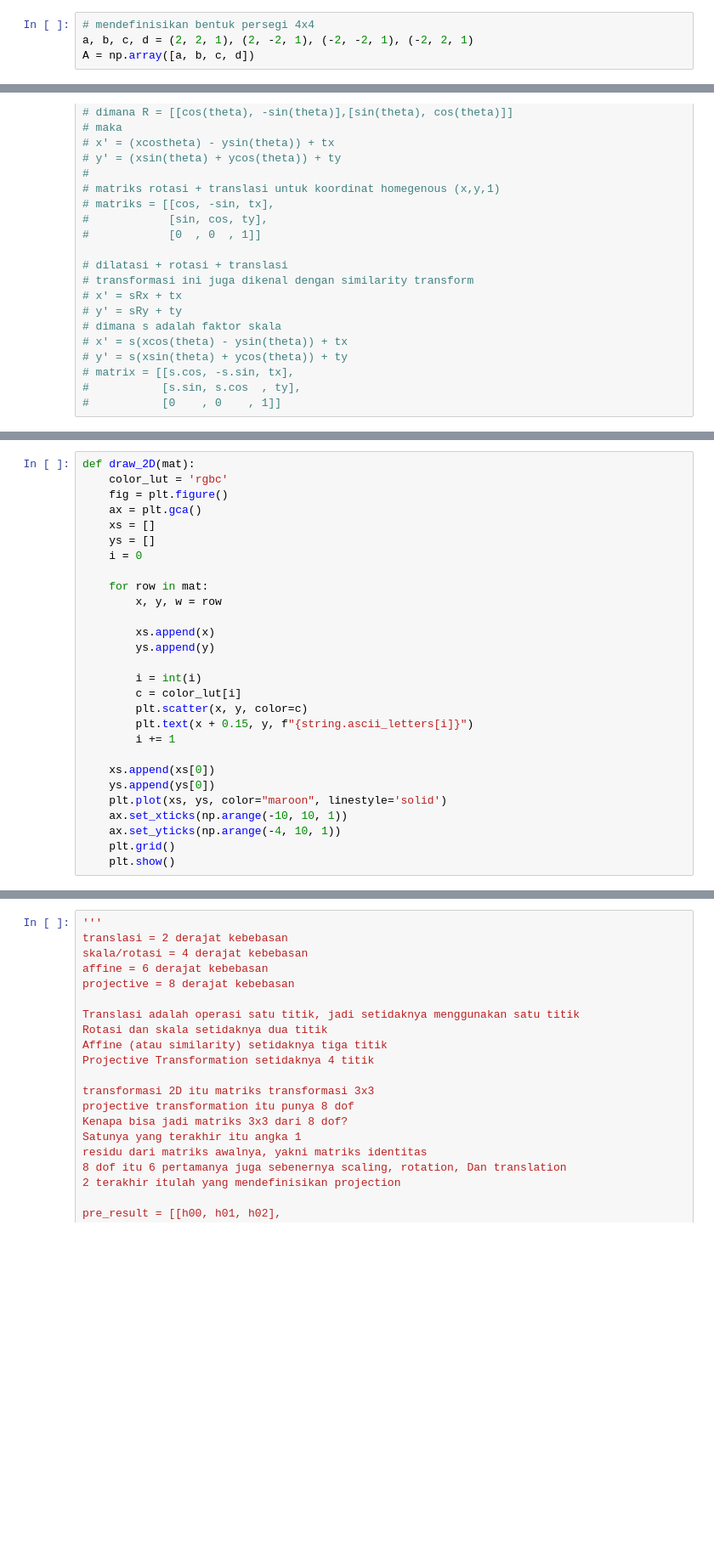
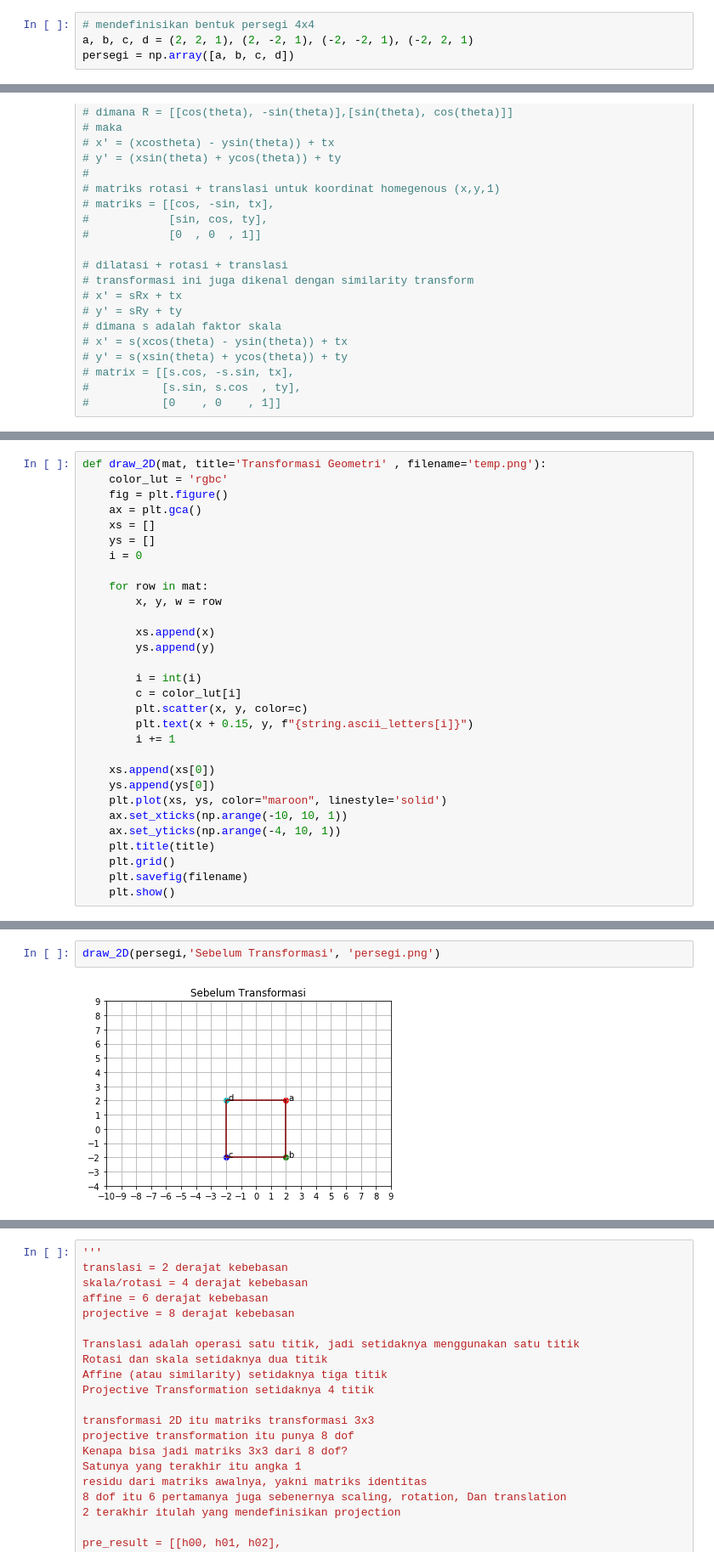
Before and after one commit to bagusn13/task1_2Dtransform, a Jupyter notebook: task_1_sistem_pakar.ipynb, the cells around one changed output, grey strips where cells are left out. Shown at 85% size. Drawn from its saved outputs; the diff is of its cells as text; blank space fills up the shorter version.

```diff
--- a/task_1_sistem_pakar.ipynb
+++ b/task_1_sistem_pakar.ipynb
@@ -6,5 +6,5 @@ import math
 # %%
 # mendefinisikan bentuk persegi 4x4
 a, b, c, d = (2, 2, 1), (2, -2, 1), (-2, -2, 1), (-2, 2, 1)
-A = np.array([a, b, c, d])
+persegi = np.array([a, b, c, d])
 # %%
@@ -151,5 +126,5 @@ def affine2D (mat,
 # %%
-def draw_2D(mat):
+def draw_2D(mat, title='Transformasi Geometri' , filename='temp.png'):
     color_lut = 'rgbc'
     fig = plt.figure()
     ax = plt.gca()
@@ -174,6 +149,8 @@ def draw_2D(mat):
     plt.plot(xs, ys, color="maroon", linestyle='solid')
     ax.set_xticks(np.arange(-10, 10, 1))
     ax.set_yticks(np.arange(-4, 10, 1))
+    plt.title(title)
     plt.grid()
+    plt.savefig(filename)
     plt.show()
 # %%
@@ -196,0 +164,4 @@ draw_2D(af)
+# %%
+draw_2D(persegi,'Sebelum Transformasi', 'persegi.png')
+# %% [output]
+[figure, added]
```
Also changed, not shown: parts of 14 cells of this notebook.
